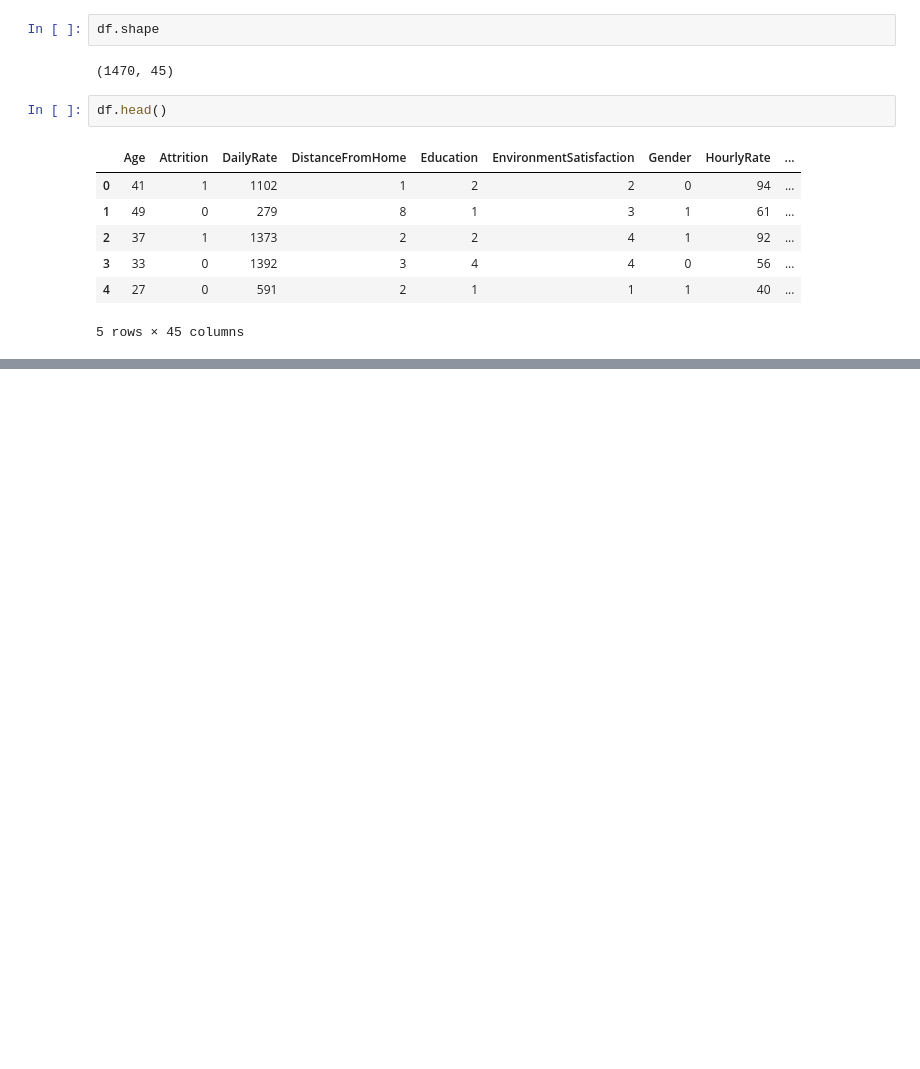
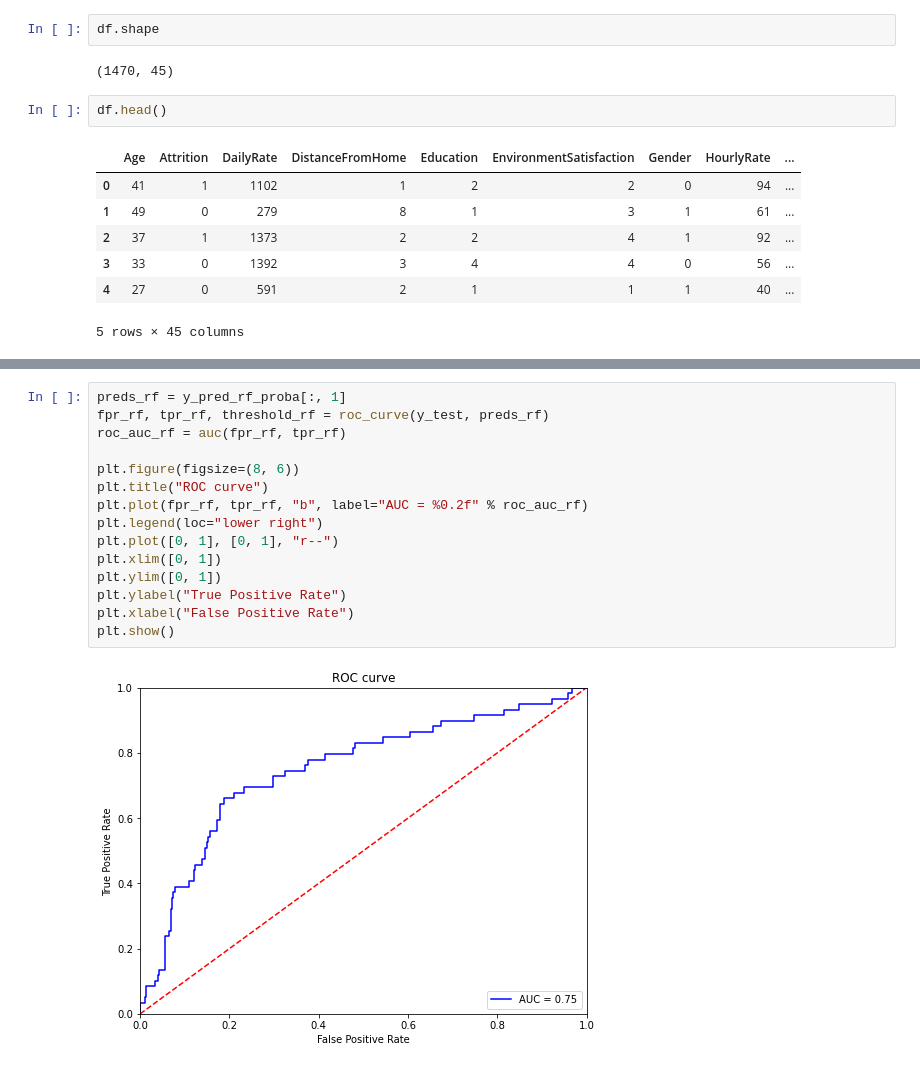
Before and after one commit to slavaminchuk/Employee-Churn, a Jupyter notebook: Отток сотрудников.ipynb, the cells around one changed output, grey strips where cells are left out. Saved outputs shown, nothing was run; the diff lists cells and outputs as text; blank space fills up the shorter version.

```diff
--- a/Отток сотрудников.ipynb
+++ b/Отток сотрудников.ipynb
@@ -701,0 +879,17 @@ sns.boxplot(data=s)
+# %%
+preds_rf = y_pred_rf_proba[:, 1]
+fpr_rf, tpr_rf, threshold_rf = roc_curve(y_test, preds_rf)
+roc_auc_rf = auc(fpr_rf, tpr_rf)
+
+plt.figure(figsize=(8, 6))
+plt.title("ROC curve")
+plt.plot(fpr_rf, tpr_rf, "b", label="AUC = %0.2f" % roc_auc_rf)
+plt.legend(loc="lower right")
+plt.plot([0, 1], [0, 1], "r--")
+plt.xlim([0, 1])
+plt.ylim([0, 1])
+plt.ylabel("True Positive Rate")
+plt.xlabel("False Positive Rate")
+plt.show()
+# %% [output]
+[figure, added]
```
Also changed, not shown: parts of 35 cells of this notebook.
